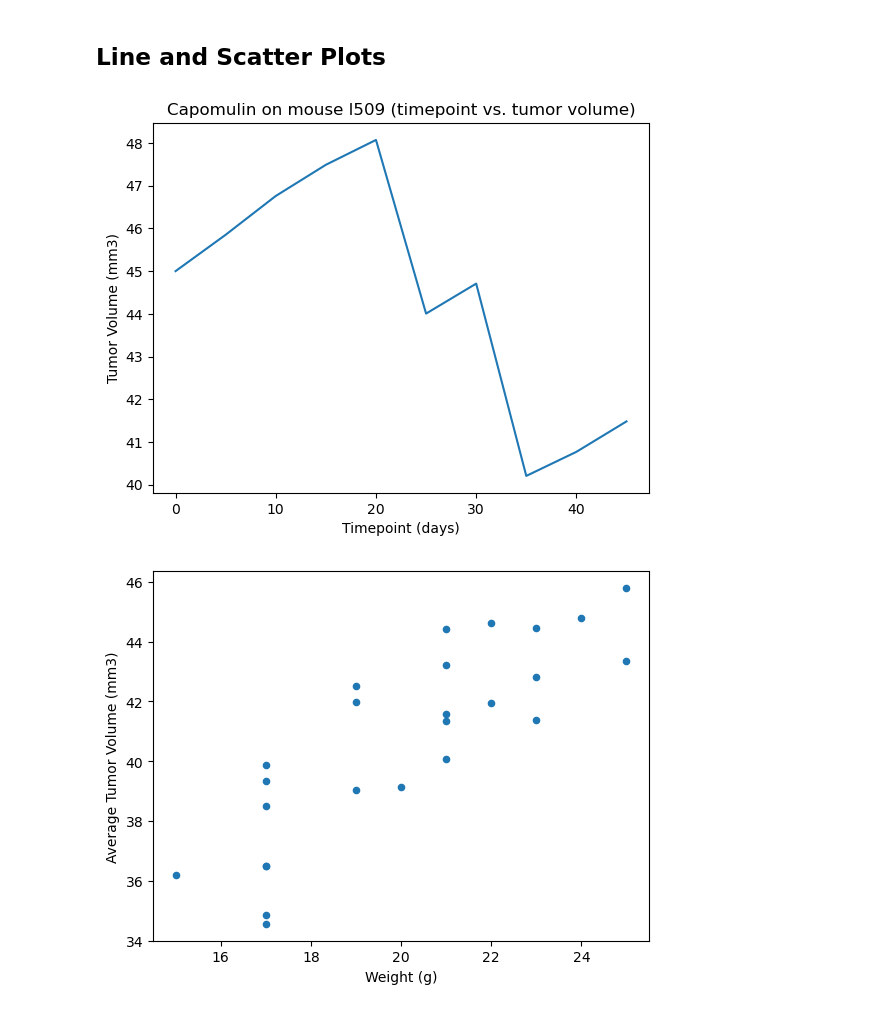
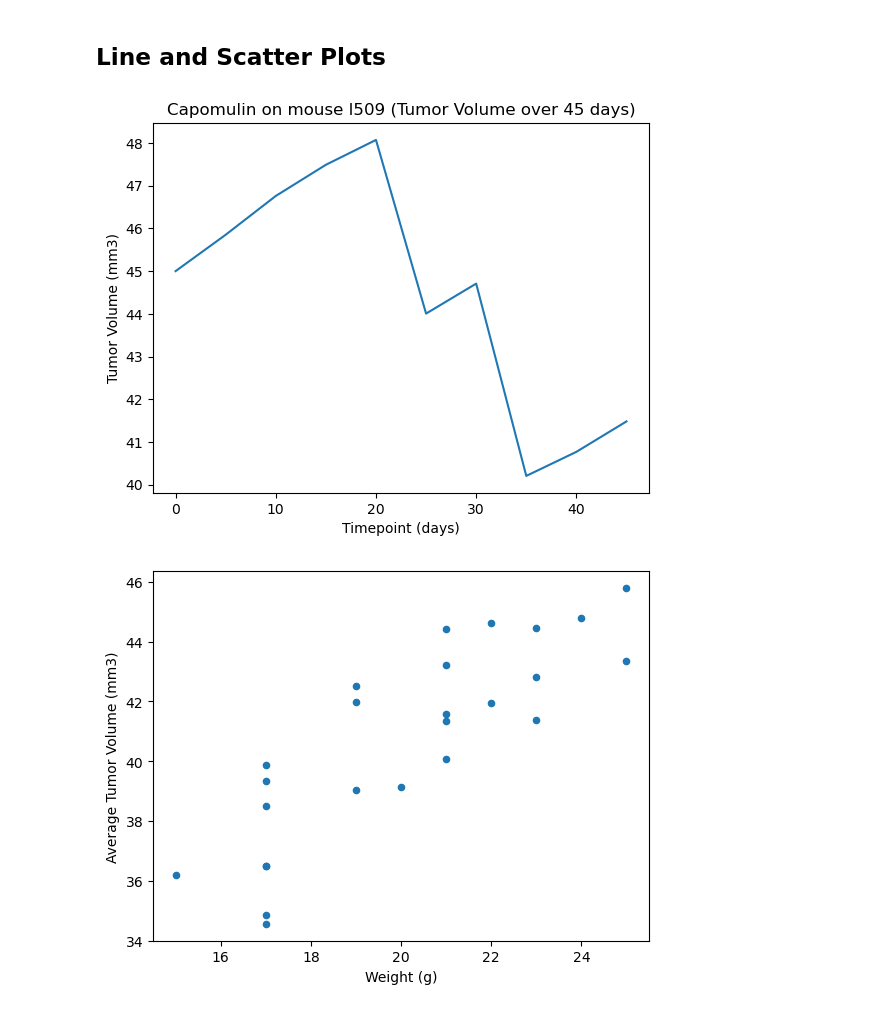
Before and after one commit to belindaho2828/Pymaceuticals, a Jupyter notebook: pymaceuticals.ipynb, the cells around one changed output. Drawn from its saved outputs; the diff is of its cells as text; code cells hidden in the pictures.

```diff
--- a/pymaceuticals.ipynb
+++ b/pymaceuticals.ipynb
@@ -304,12 +355,12 @@ Potential outliers: Series([], Name: Tumor Volume (mm3), dtype: float64)
 # %%
 # Generate a line plot of tumor volume vs. time point for a single mouse treated with Capomulin
 mouse_l509 = mouse_unique_df.loc[(mouse_unique_df["Mouse ID"] == "l509")]
 mouse_l509
 mouse_l509.plot("Timepoint", "Tumor Volume (mm3)", xlabel = "Timepoint (days)", ylabel = "Tumor Volume (mm3)",
-                legend = False, title = "Capomulin on mouse l509 (timepoint vs. tumor volume)")
+                legend = False, title = "Capomulin on mouse l509 (Tumor Volume over 45 days)")
 plt.show()
 # %% [output]
-[figure, old version]
+[figure, new version]
 # %%
 # Generate a scatter plot of mouse weight vs. the average observed tumor volume for the entire Capomulin regimen
 avg_volume = mouse_unique_df.groupby(["Drug Regimen", "Mouse ID"])["Tumor Volume (mm3)"].mean()
```
Also changed, not shown: parts of 4 cells of this notebook, 1 other file.
